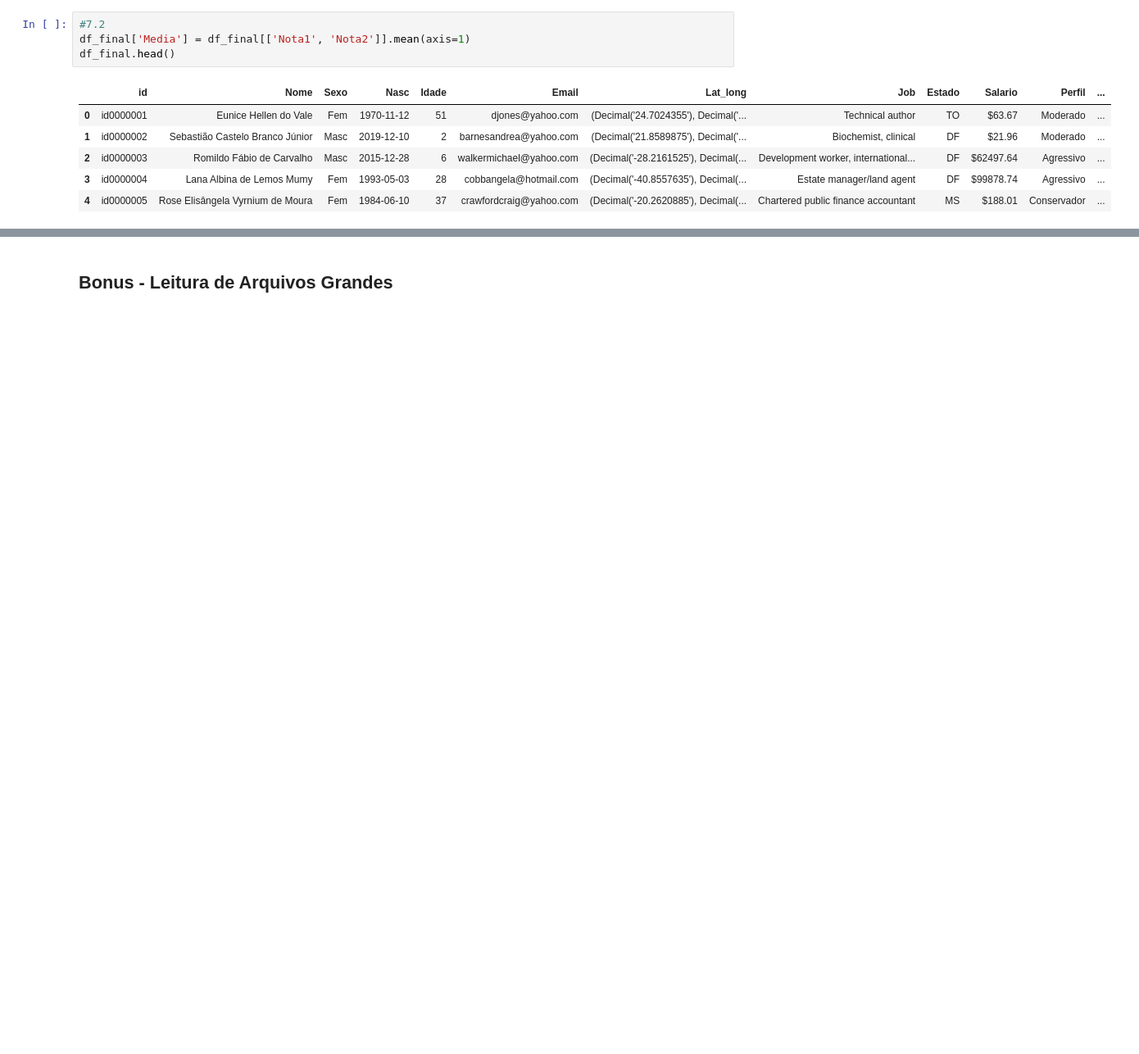
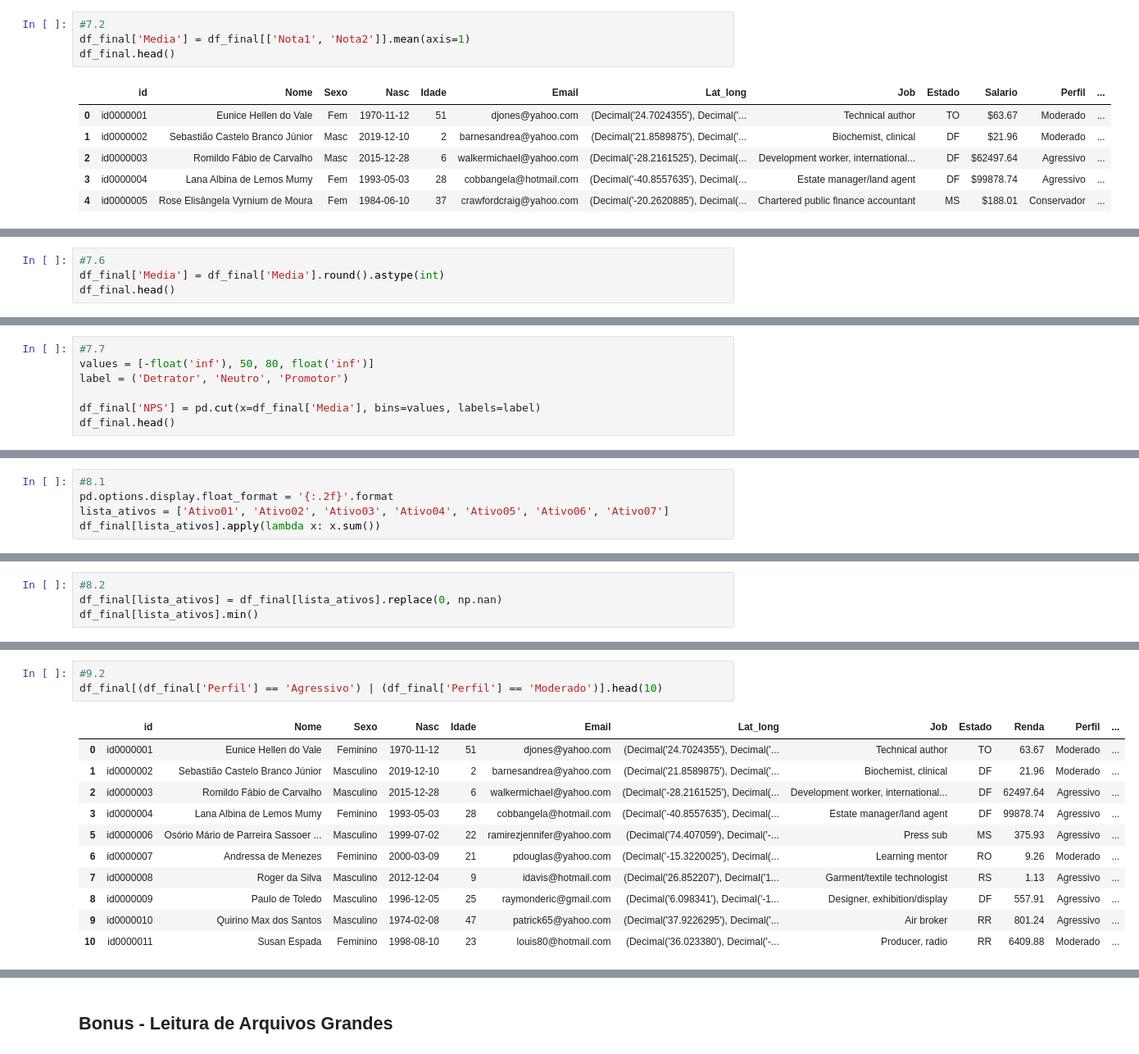
Before and after one commit to ltsmartins/AdaDS, a Jupyter notebook: TecnicasProgramacao/Ex07.ipynb, the cells around one changed output, grey strips where cells are left out. Shown: that part at 82% size. Cells and saved outputs as stored; diff of their text form; blank space fills up the shorter version.

Commit message:
Ex07 Finalizado

```diff
--- a/TecnicasProgramacao/Ex07.ipynb
+++ b/TecnicasProgramacao/Ex07.ipynb
@@ -281,0 +319,4 @@ KeyError: 'key of type tuple not found and not a MultiIndex'
+# %%
+#7.6
+df_final['Media'] = df_final['Media'].round().astype(int)
+df_final.head()
@@ -281,0 +330,7 @@ KeyError: 'key of type tuple not found and not a MultiIndex'
+# %%
+#7.7
+values = [-float('inf'), 50, 80, float('inf')]
+label = ('Detrator', 'Neutro', 'Promotor')
+
+df_final['NPS'] = pd.cut(x=df_final['Media'], bins=values, labels=label)
+df_final.head()
@@ -288,0 +351,5 @@ KeyError: 'key of type tuple not found and not a MultiIndex'
+# %%
+#8.1
+pd.options.display.float_format = '{:.2f}'.format
+lista_ativos = ['Ativo01', 'Ativo02', 'Ativo03', 'Ativo04', 'Ativo05', 'Ativo06', 'Ativo07']
+df_final[lista_ativos].apply(lambda x: x.sum())
@@ -288,0 +365,4 @@ KeyError: 'key of type tuple not found and not a MultiIndex'
+# %%
+#8.2
+df_final[lista_ativos] = df_final[lista_ativos].replace(0, np.nan)
+df_final[lista_ativos].min()
@@ -306,0 +428,15 @@ KeyError: 'key of type tuple not found and not a MultiIndex'
+# %%
+#9.2
+df_final[(df_final['Perfil'] == 'Agressivo') | (df_final['Perfil'] == 'Moderado')].head(10)
+# %% [output]
+|  | id | Nome | Sexo | Nasc | Idade | Email | Lat_long | Job | Estado | Renda | Perfil | ... |
+| 0 | id0000001 | Eunice Hellen do Vale | Feminino | 1970-11-12 | 51 | djones@yahoo.com | (Decimal('24.7024355'), Decimal('... | Technical author | TO | 63.67 | Moderado | ... |
+| 1 | id0000002 | Sebastião Castelo Branco Júnior | Masculino | 2019-12-10 | 2 | barnesandrea@yahoo.com | (Decimal('21.8589875'), Decimal('... | Biochemist, clinical | DF | 21.96 | Moderado | ... |
+| 2 | id0000003 | Romildo Fábio de Carvalho | Masculino | 2015-12-28 | 6 | walkermichael@yahoo.com | (Decimal('-28.2161525'), Decimal(... | Development worker, international... | DF | 62497.64 | Agressivo | ... |
+| 3 | id0000004 | Lana Albina de Lemos Mumy | Feminino | 1993-05-03 | 28 | cobbangela@hotmail.com | (Decimal('-40.8557635'), Decimal(... | Estate manager/land agent | DF | 99878.74 | Agressivo | ... |
+| 5 | id0000006 | Osório Mário de Parreira Sassoer ... | Masculino | 1999-07-02 | 22 | ramirezjennifer@yahoo.com | (Decimal('74.407059'), Decimal('-... | Press sub | MS | 375.93 | Agressivo | ... |
+| 6 | id0000007 | Andressa de Menezes | Feminino | 2000-03-09 | 21 | pdouglas@yahoo.com | (Decimal('-15.3220025'), Decimal(... | Learning mentor | RO | 9.26 | Moderado | ... |
+| 7 | id0000008 | Roger da Silva | Masculino | 2012-12-04 | 9 | idavis@hotmail.com | (Decimal('26.852207'), Decimal('1... | Garment/textile technologist | RS | 1.13 | Agressivo | ... |
+| 8 | id0000009 | Paulo de Toledo | Masculino | 1996-12-05 | 25 | raymonderic@gmail.com | (Decimal('6.098341'), Decimal('-1... | Designer, exhibition/display | DF | 557.91 | Agressivo | ... |
+| 9 | id0000010 | Quirino Max dos Santos | Masculino | 1974-02-08 | 47 | patrick65@yahoo.com | (Decimal('37.9226295'), Decimal('... | Air broker | RR | 801.24 | Agressivo | ... |
+| 10 | id0000011 | Susan Espada | Feminino | 1998-08-10 | 23 | louis80@hotmail.com | (Decimal('36.023380'), Decimal('-... | Producer, radio | RR | 6409.88 | Moderado | ... |
```
Also changed, not shown: parts of 31 cells of this notebook.
